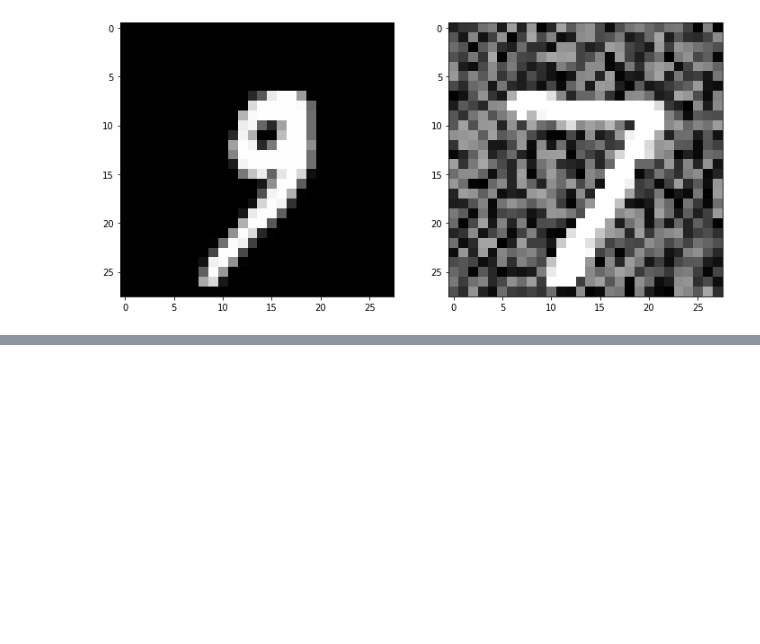
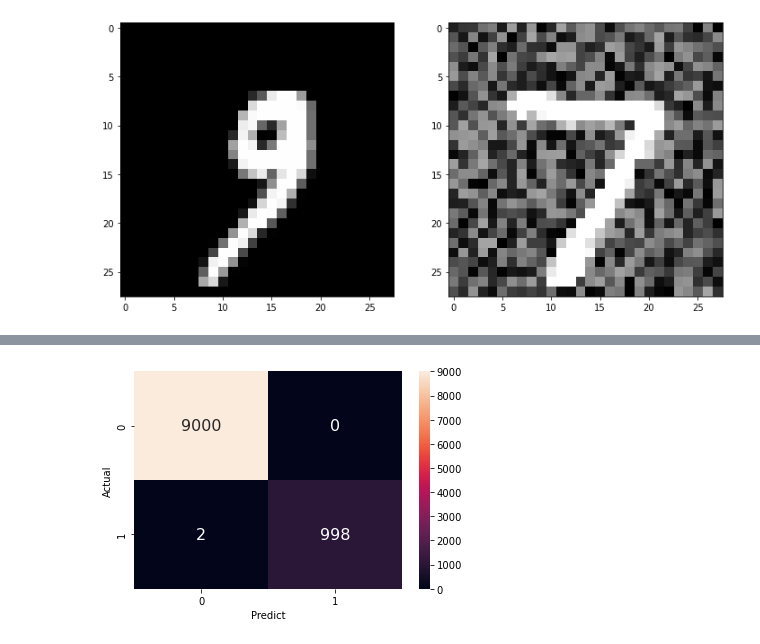
Before and after one commit to johnwslee/Data_Science_Libraries, a Jupyter notebook: PyTorch/anomaly_detection_autoencoder.ipynb, the cells around one changed output, grey strips where cells are left out. Cells and saved outputs as stored; diff of their text form; code cells hidden in the pictures; blank space fills up the shorter version.

```diff
--- a/PyTorch/anomaly_detection_autoencoder.ipynb
+++ b/PyTorch/anomaly_detection_autoencoder.ipynb
@@ -101,0 +319,11 @@ an_test.to_csv('data/mnist_test_anom.csv')          # save
+# %%
+# Confusion Matrix
+
+conf = [[tn,fp],[fn,tp]]
+plt.figure()
+sns.heatmap(conf,annot=True,annot_kws={"size": 16},fmt='g')
+plt.xlabel("Predict")
+plt.ylabel("Actual")
+plt.show()
+# %% [output]
+[figure, added]
```
Also changed, not shown: parts of 16 cells of this notebook.
